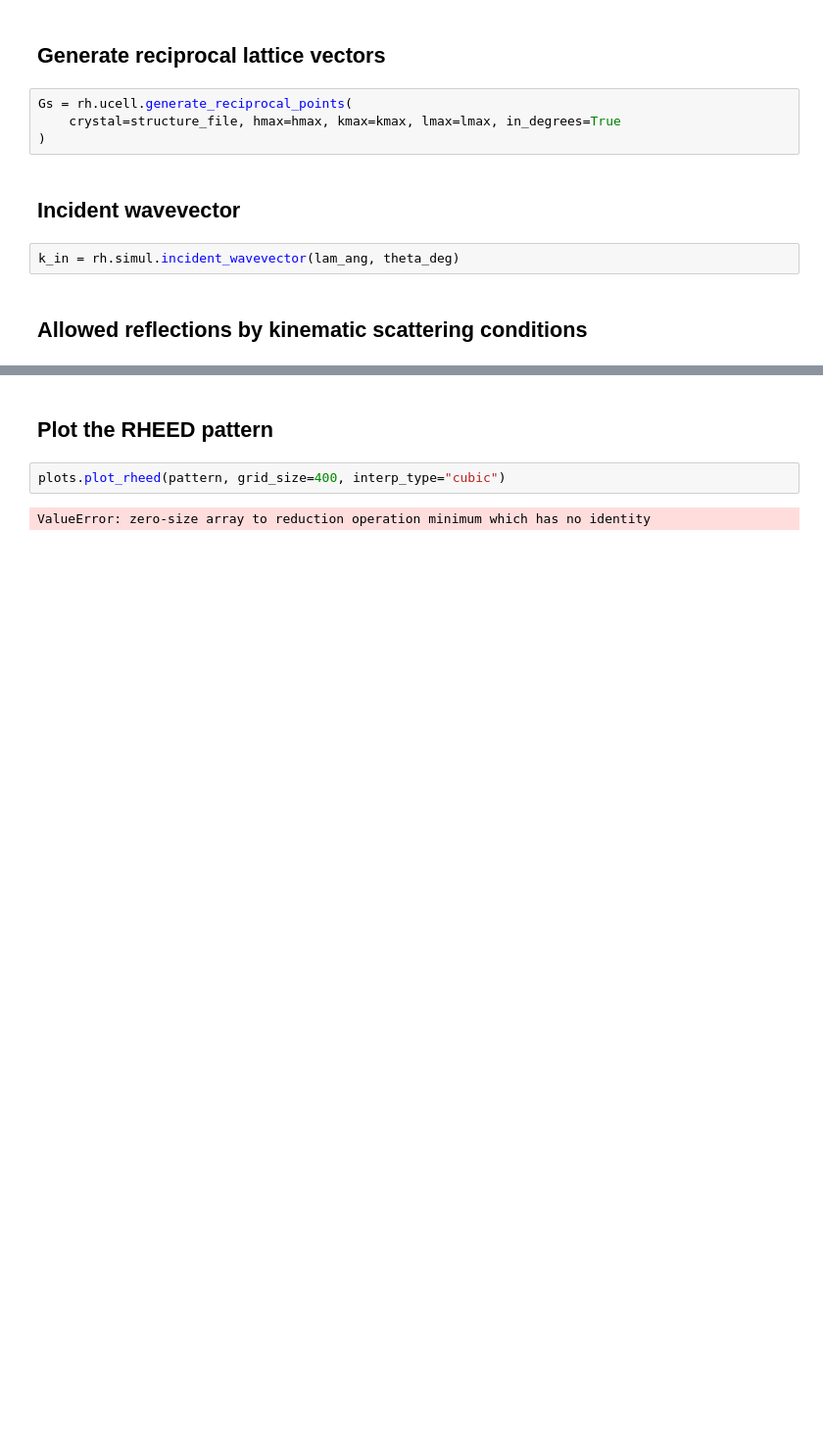
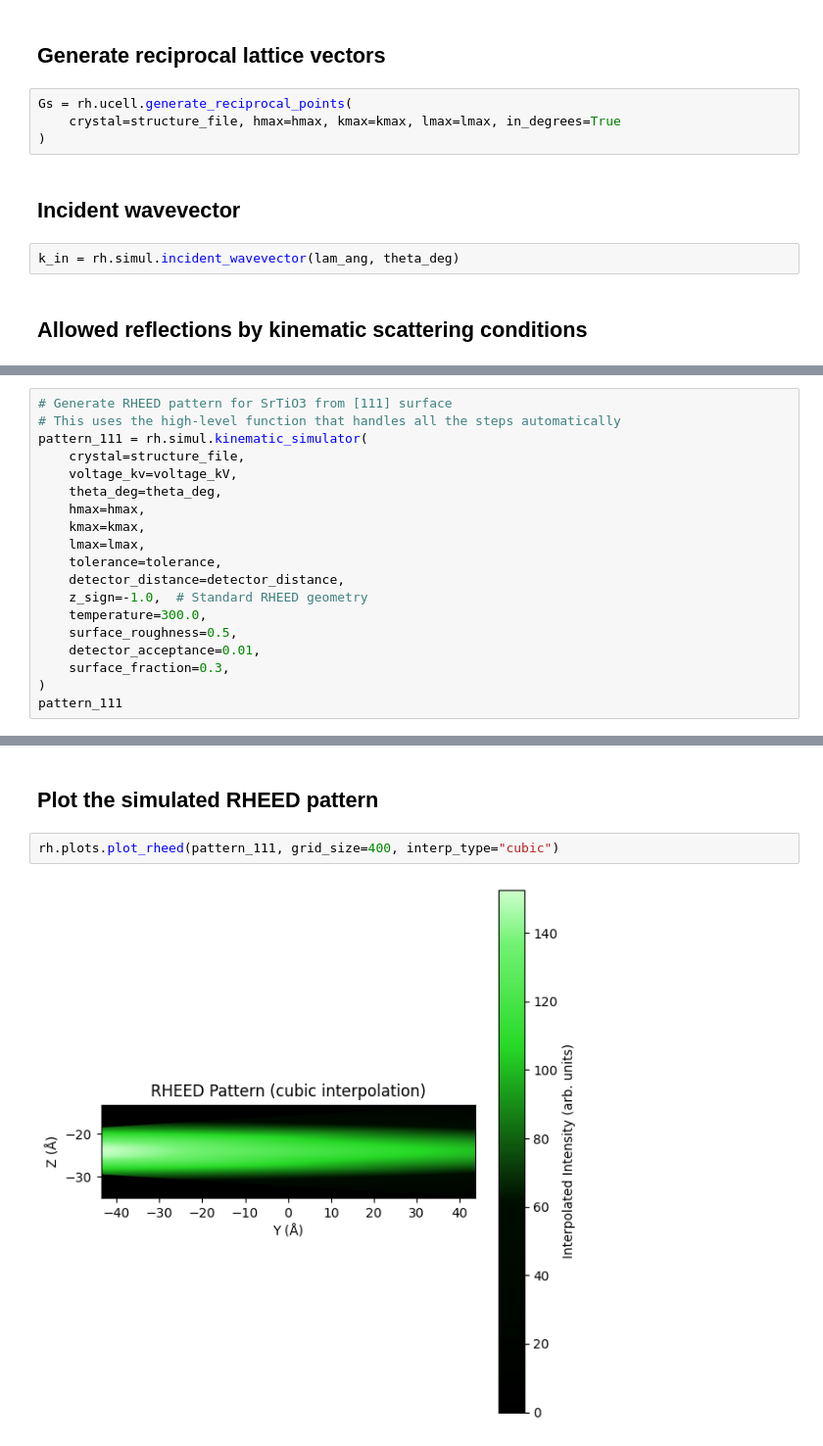
Before and after one commit to debangshu-mukherjee/rheedium, a Jupyter notebook: tutorials/01_single_crystal.ipynb, the cells around one changed output, grey strips where cells are left out. Shown at 98% size. Cells and saved outputs as stored; diff of their text form; blank space fills up the shorter version.

```diff
--- a/tutorials/01_single_crystal.ipynb
+++ b/tutorials/01_single_crystal.ipynb
@@ -87,0 +71,19 @@ pattern = types.RHEEDPattern(
+# %%
+# Generate RHEED pattern for SrTiO3 from [111] surface
+# This uses the high-level function that handles all the steps automatically
+pattern_111 = rh.simul.kinematic_simulator(
+    crystal=structure_file,
+    voltage_kv=voltage_kV,
+    theta_deg=theta_deg,
+    hmax=hmax,
+    kmax=kmax,
+    lmax=lmax,
+    tolerance=tolerance,
+    detector_distance=detector_distance,
+    z_sign=-1.0,  # Standard RHEED geometry
+    temperature=300.0,
+    surface_roughness=0.5,
+    detector_acceptance=0.01,
+    surface_fraction=0.3,
+)
+pattern_111
@@ -88,6 +117,6 @@ pattern = types.RHEEDPattern(
 # %% [markdown]
-## Plot the RHEED pattern
+## Plot the simulated RHEED pattern
 # %%
-plots.plot_rheed(pattern, grid_size=400, interp_type="cubic")
+rh.plots.plot_rheed(pattern_111, grid_size=400, interp_type="cubic")
 # %% [output]
-ValueError: zero-size array to reduction operation minimum which has no identity
+[figure, added]
```
Also changed, not shown: parts of 24 cells of this notebook, 7 other files.
